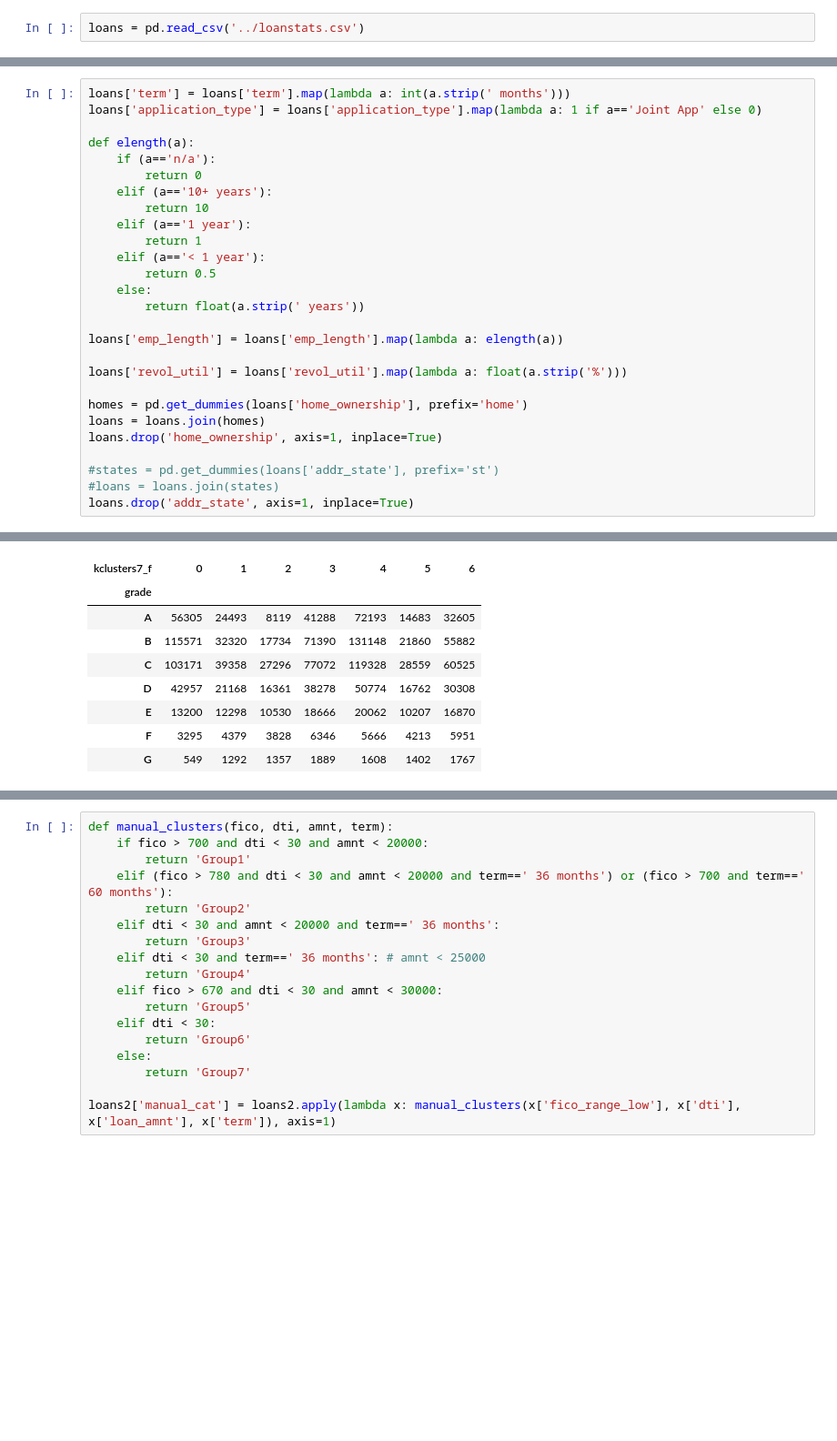
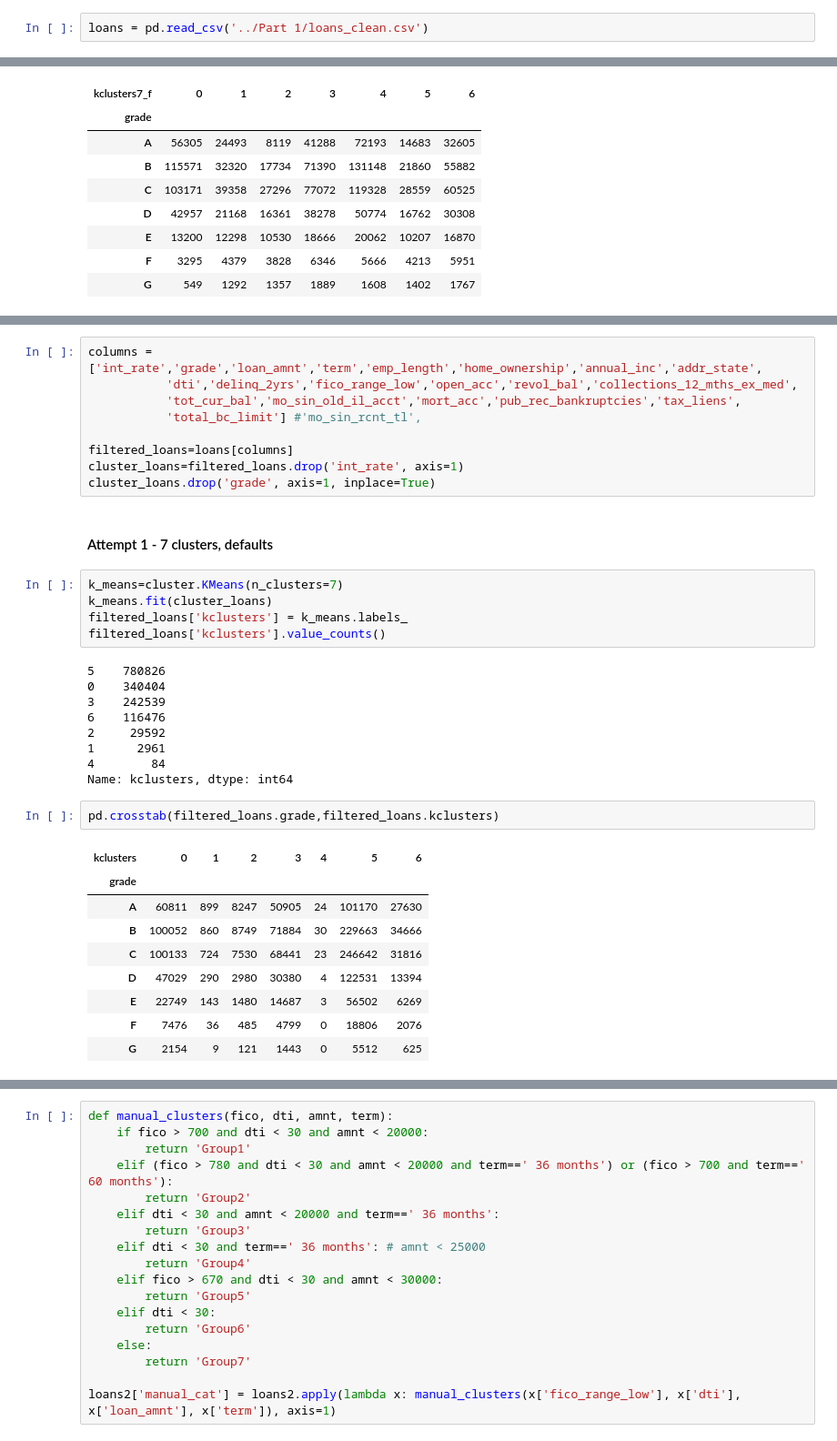
Before and after one commit to erstrong/INFO-7390-ADS-Fall-17-TeamNo., a Jupyter notebook: Assignment 2/Part 2/Clustering.ipynb, the cells around one changed output, grey strips where cells are left out. Shown at 91% size. Saved outputs shown, nothing was run; the diff lists cells and outputs as text; blank space fills up the shorter version.

```diff
--- a/Assignment 2/Part 2/Clustering.ipynb
+++ b/Assignment 2/Part 2/Clustering.ipynb
@@ -3,2 +6,2 @@ import pandas as pd
 # %%
-loans = pd.read_csv('../loanstats.csv')
+loans = pd.read_csv('../Part 1/loans_clean.csv')
@@ -25,27 +7,0 @@ loans.drop('installment', axis=1, inplace=True)
-# %%
-loans['term'] = loans['term'].map(lambda a: int(a.strip(' months')))
-loans['application_type'] = loans['application_type'].map(lambda a: 1 if a=='Joint App' else 0)
-
-def elength(a):
-    if (a=='n/a'):
-        return 0
-    elif (a=='10+ years'):
-        return 10
-    elif (a=='1 year'):
-        return 1
-    elif (a=='< 1 year'):
-        return 0.5
-    else:
-        return float(a.strip(' years'))
-
-loans['emp_length'] = loans['emp_length'].map(lambda a: elength(a))
-
-loans['revol_util'] = loans['revol_util'].map(lambda a: float(a.strip('%')))
-
-homes = pd.get_dummies(loans['home_ownership'], prefix='home')
-loans = loans.join(homes)
-loans.drop('home_ownership', axis=1, inplace=True)
-
-#states = pd.get_dummies(loans['addr_state'], prefix='st')
-#loans = loans.join(states)
-loans.drop('addr_state', axis=1, inplace=True)
@@ -295,0 +261,37 @@ pd.crosstab(loans2.grade,loans2.kclusters7_f)
+# %%
+columns = ['int_rate','grade','loan_amnt','term','emp_length','home_ownership','annual_inc','addr_state',
+           'dti','delinq_2yrs','fico_range_low','open_acc','revol_bal','collections_12_mths_ex_med',
+           'tot_cur_bal','mo_sin_old_il_acct','mort_acc','pub_rec_bankruptcies','tax_liens',
+           'total_bc_limit'] #'mo_sin_rcnt_tl',
+
+filtered_loans=loans[columns]
+cluster_loans=filtered_loans.drop('int_rate', axis=1)
+cluster_loans.drop('grade', axis=1, inplace=True)
+# %% [markdown]
+#### Attempt 1 - 7 clusters, defaults
+# %%
+k_means=cluster.KMeans(n_clusters=7)
+k_means.fit(cluster_loans)
+filtered_loans['kclusters'] = k_means.labels_
+filtered_loans['kclusters'].value_counts()
+# %% [output]
+5    780826
+0    340404
+3    242539
+6    116476
+2     29592
+1      2961
+4        84
+Name: kclusters, dtype: int64
+# %%
+pd.crosstab(filtered_loans.grade,filtered_loans.kclusters)
+# %% [output]
+| kclusters | 0 | 1 | 2 | 3 | 4 | 5 | 6 |
+| grade |  |  |  |  |  |  |  |
+| A | 60811 | 899 | 8247 | 50905 | 24 | 101170 | 27630 |
+| B | 100052 | 860 | 8749 | 71884 | 30 | 229663 | 34666 |
+| C | 100133 | 724 | 7530 | 68441 | 23 | 246642 | 31816 |
+| D | 47029 | 290 | 2980 | 30380 | 4 | 122531 | 13394 |
+| E | 22749 | 143 | 1480 | 14687 | 3 | 56502 | 6269 |
+| F | 7476 | 36 | 485 | 4799 | 0 | 18806 | 2076 |
+| G | 2154 | 9 | 121 | 1443 | 0 | 5512 | 625 |
```
Also changed, not shown: parts of 21 cells of this notebook, 11 other files.
